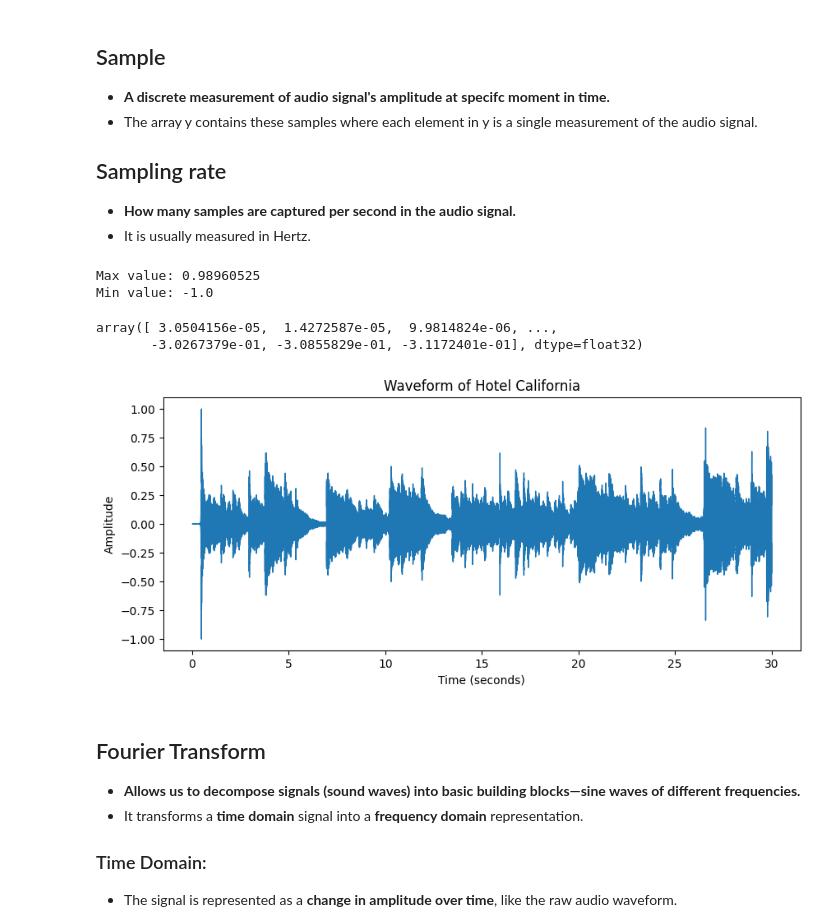
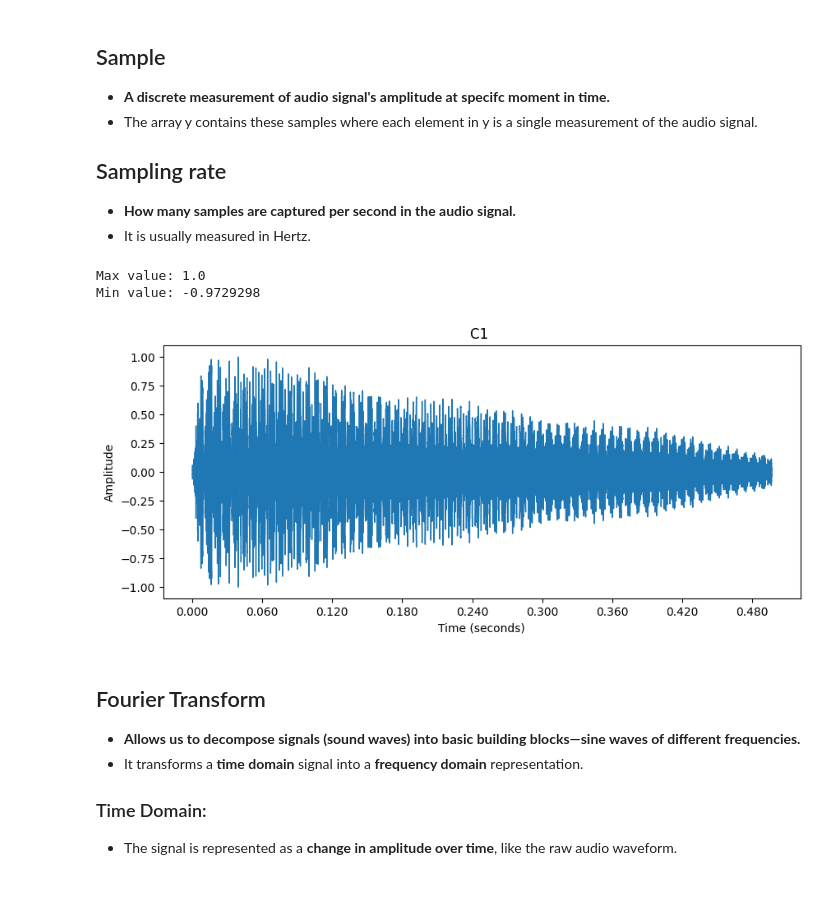
Before and after one commit to Lucas-Dunker/Stem-Separator-AMT, a Jupyter notebook: main.ipynb, the cells around one changed output. Saved outputs shown, nothing was run; the diff lists cells and outputs as text; code cells hidden in the pictures; blank space fills up the shorter version.

```diff
--- a/main.ipynb
+++ b/main.ipynb
@@ -13,7 +13,6 @@ import matplotlib.pyplot as plt
 - **How many samples are captured per second in the audio signal.**
 - It is usually measured in Hertz.
 # %%
-
 # Load audio file
 # y = time series representation of audio
 # sr = sample rate, None is original sample rate.
@@ -24,23 +23,21 @@ def load_audio(file_path, duration_sec):
     print("Min value:", np.min(y))
     return y, sr
 
-file_path = r"C:\Users\samar\OneDrive\Documents\CS5100\Project\Sample\Hotel_California.wav" # change this
-y, sr = load_audio(file_path, duration_sec=30)
-y
+file_path_music = r"C:\Users\samar\OneDrive\Documents\CS5100\Project\Sample\Hotel_california.wav" # change this
+file_path_note = r"C:\Users\samar\OneDrive\Documents\CS5100\Project\Sample\c2.wav"
+y, sr = load_audio(file_path_c1, duration_sec=20)
 # %% [output]
-Max value: 0.98960525
-Min value: -1.0
+Max value: 1.0
+Min value: -0.9729298
-array([ 3.0504156e-05,  1.4272587e-05,  9.9814824e-06, ...,
-       -3.0267379e-01, -3.0855829e-01, -3.1172401e-01], dtype=float32)
 # %%
 plt.figure(figsize=(10, 4))
 librosa.display.waveshow(y, sr=sr)
-plt.title('Waveform of Hotel California')
+plt.title('C1 ')
 plt.xlabel('Time (seconds)')
 plt.ylabel('Amplitude')
 plt.show()
 # %% [output]
-[figure, old version]
+[figure, new version]
 # %% [markdown]
 ## Fourier Transform
 
```
Also changed, not shown: parts of 16 cells of this notebook.
